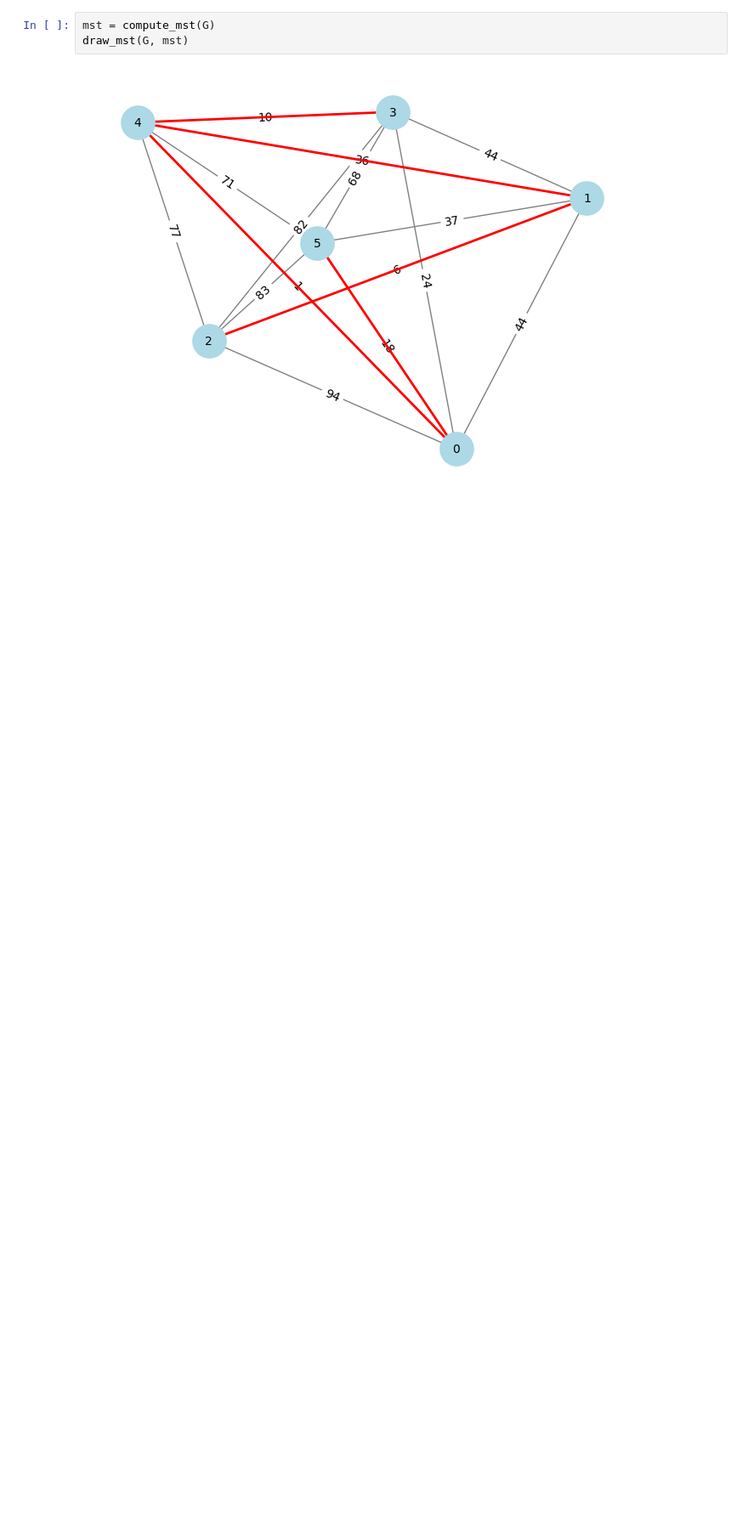
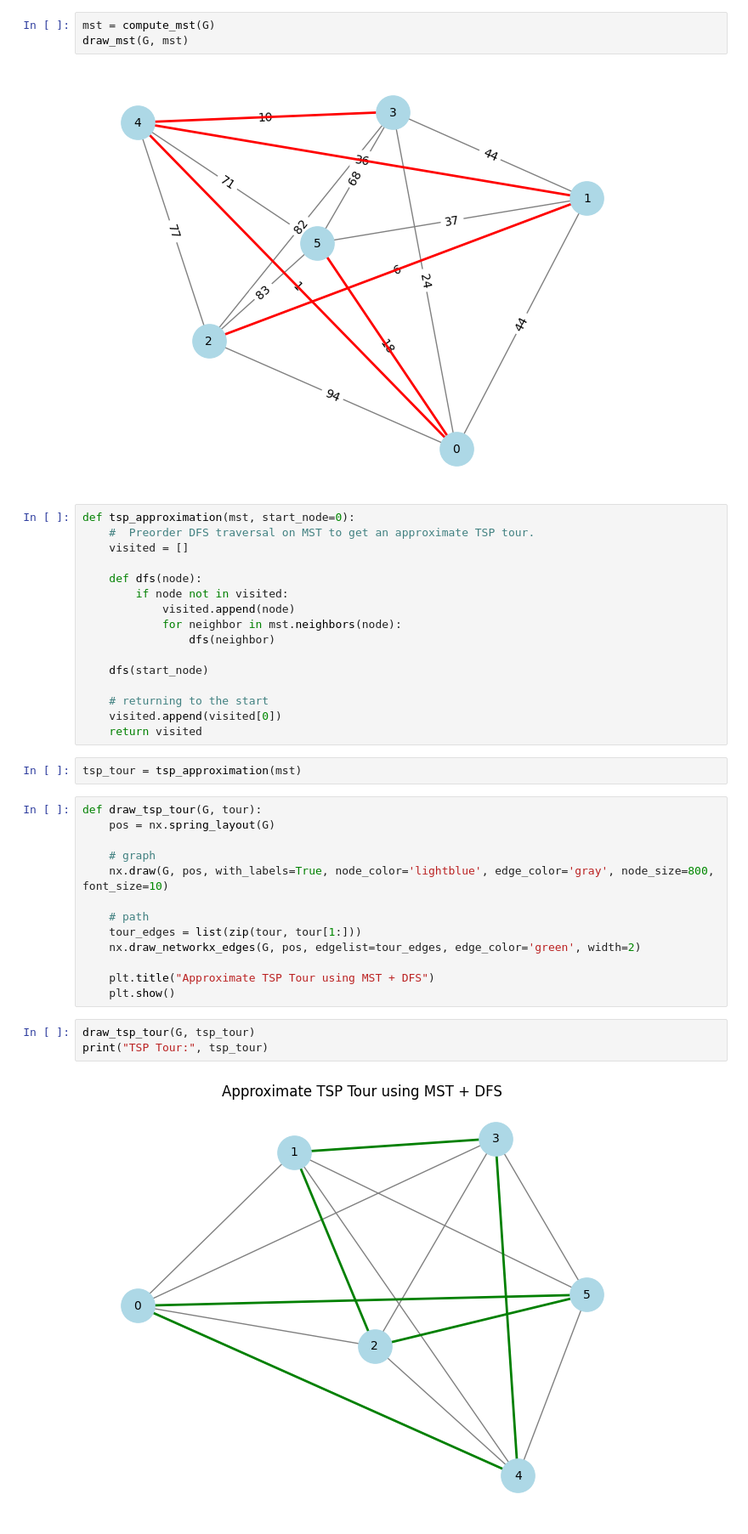
Before and after one commit to VBagekar/tsp-approximation-solver, a Jupyter notebook: TSP_Approx_Solver.ipynb, the cells around one changed output. Shown at 85% size. Saved outputs shown, nothing was run; the diff lists cells and outputs as text; blank space fills up the shorter version.

Commit message:
Added TSP Approximation using DFS on MST

```diff
--- a/TSP_Approx_Solver.ipynb
+++ b/TSP_Approx_Solver.ipynb
@@ -60,3 +60,39 @@ mst = compute_mst(G)
 draw_mst(G, mst)
 # %% [output]
 [figure]
+# %%
+def tsp_approximation(mst, start_node=0):
+    #  Preorder DFS traversal on MST to get an approximate TSP tour.
+    visited = []
+
+    def dfs(node):
+        if node not in visited:
+            visited.append(node)
+            for neighbor in mst.neighbors(node):
+                dfs(neighbor)
+
+    dfs(start_node)
+
+    # returning to the start
+    visited.append(visited[0])
+    return visited
+# %%
+tsp_tour = tsp_approximation(mst)
+# %%
+def draw_tsp_tour(G, tour):
+    pos = nx.spring_layout(G)
+
+    # graph
+    nx.draw(G, pos, with_labels=True, node_color='lightblue', edge_color='gray', node_size=800, font_size=10)
+
+    # path
+    tour_edges = list(zip(tour, tour[1:]))
+    nx.draw_networkx_edges(G, pos, edgelist=tour_edges, edge_color='green', width=2)
+
+    plt.title("Approximate TSP Tour using MST + DFS")
+    plt.show()
+# %%
+draw_tsp_tour(G, tsp_tour)
+print("TSP Tour:", tsp_tour)
+# %% [output]
+[figure, added]
```
Also changed, not shown: parts of 1 cell of this notebook.
